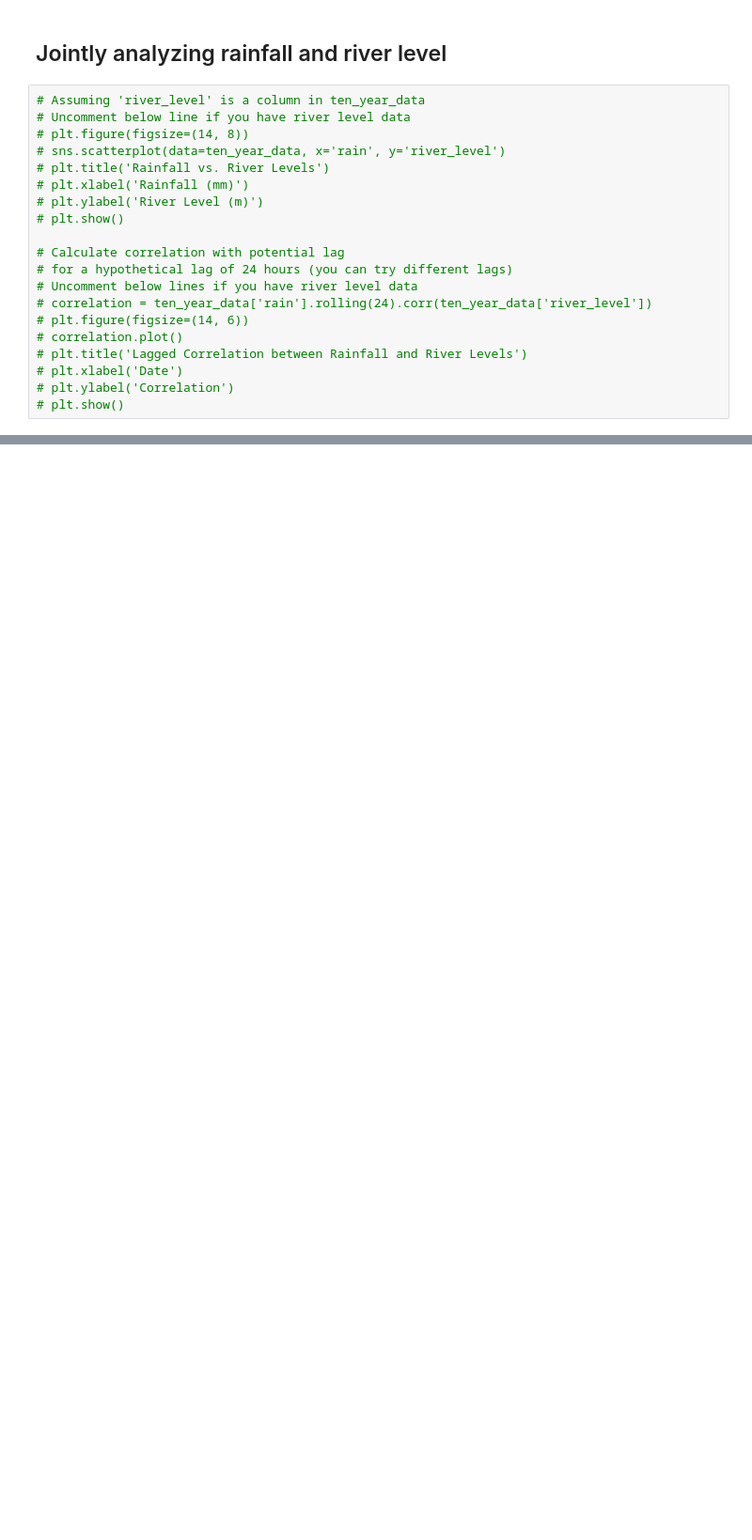
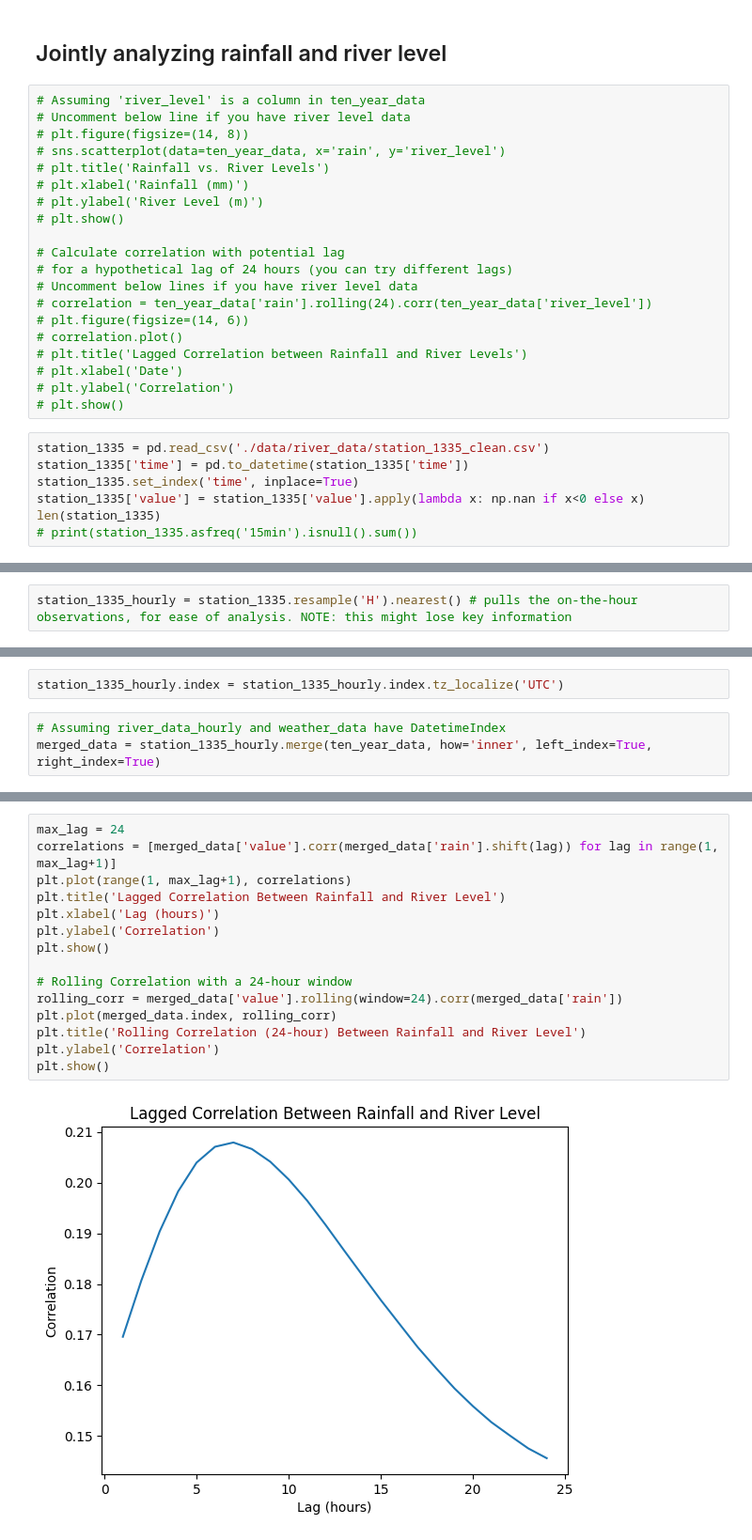
Before and after one commit to mishadcf/Flood-Prediction-Cornwall, a Jupyter notebook: notebooks/EDA.ipynb, the cells around one changed output, grey strips where cells are left out. Shown at 94% size. Cells and saved outputs as stored; diff of their text form; blank space fills up the shorter version.

Commit message:
adds joint analysis of preciptation and river gauge levels for station 1335

```diff
--- a/notebooks/EDA.ipynb
+++ b/notebooks/EDA.ipynb
@@ -991,3 +974,10 @@ plt.show()
 # plt.xlabel('Date')
 # plt.ylabel('Correlation')
 # plt.show()
+# %%
+station_1335 = pd.read_csv('./data/river_data/station_1335_clean.csv')
+station_1335['time'] = pd.to_datetime(station_1335['time'])
+station_1335.set_index('time', inplace=True)
+station_1335['value'] = station_1335['value'].apply(lambda x: np.nan if x<0 else x)
+len(station_1335)
+# print(station_1335.asfreq('15min').isnull().sum())
@@ -993,0 +1020,2 @@ plt.show()
+# %%
+station_1335_hourly = station_1335.resample('H').nearest() # pulls the on-the-hour observations, for ease of analysis. NOTE: this might lose key information
@@ -993,0 +1030,5 @@ plt.show()
+# %%
+station_1335_hourly.index = station_1335_hourly.index.tz_localize('UTC')
+# %%
+# Assuming river_data_hourly and weather_data have DatetimeIndex
+merged_data = station_1335_hourly.merge(ten_year_data, how='inner', left_index=True, right_index=True)
@@ -993,0 +1051,17 @@ plt.show()
+# %%
+max_lag = 24
+correlations = [merged_data['value'].corr(merged_data['rain'].shift(lag)) for lag in range(1, max_lag+1)]
+plt.plot(range(1, max_lag+1), correlations)
+plt.title('Lagged Correlation Between Rainfall and River Level')
+plt.xlabel('Lag (hours)')
+plt.ylabel('Correlation')
+plt.show()
+
+# Rolling Correlation with a 24-hour window
+rolling_corr = merged_data['value'].rolling(window=24).corr(merged_data['rain'])
+plt.plot(merged_data.index, rolling_corr)
+plt.title('Rolling Correlation (24-hour) Between Rainfall and River Level')
+plt.ylabel('Correlation')
+plt.show()
+# %% [output]
+[figure, added]
```
Also changed, not shown: parts of 16 cells of this notebook.
